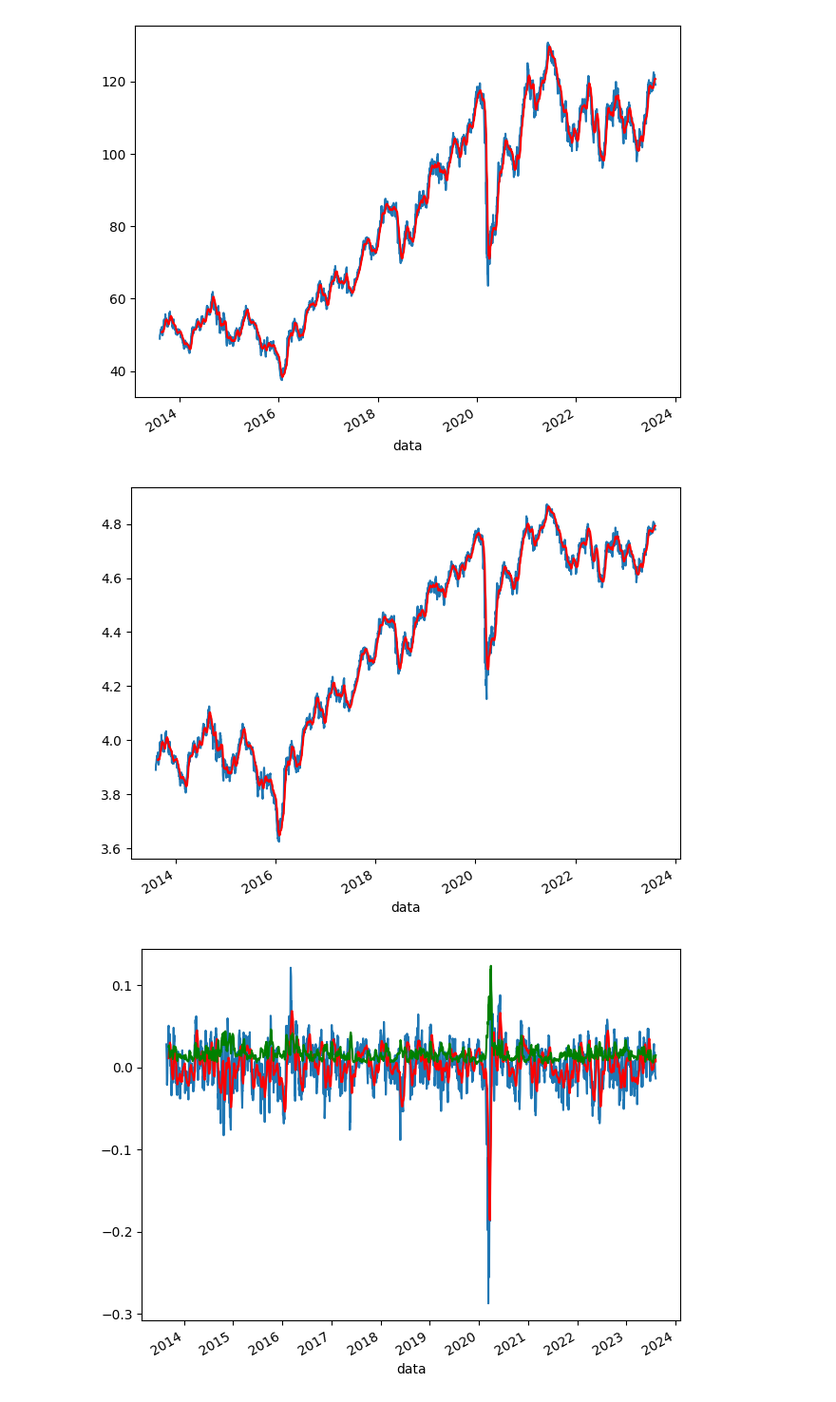
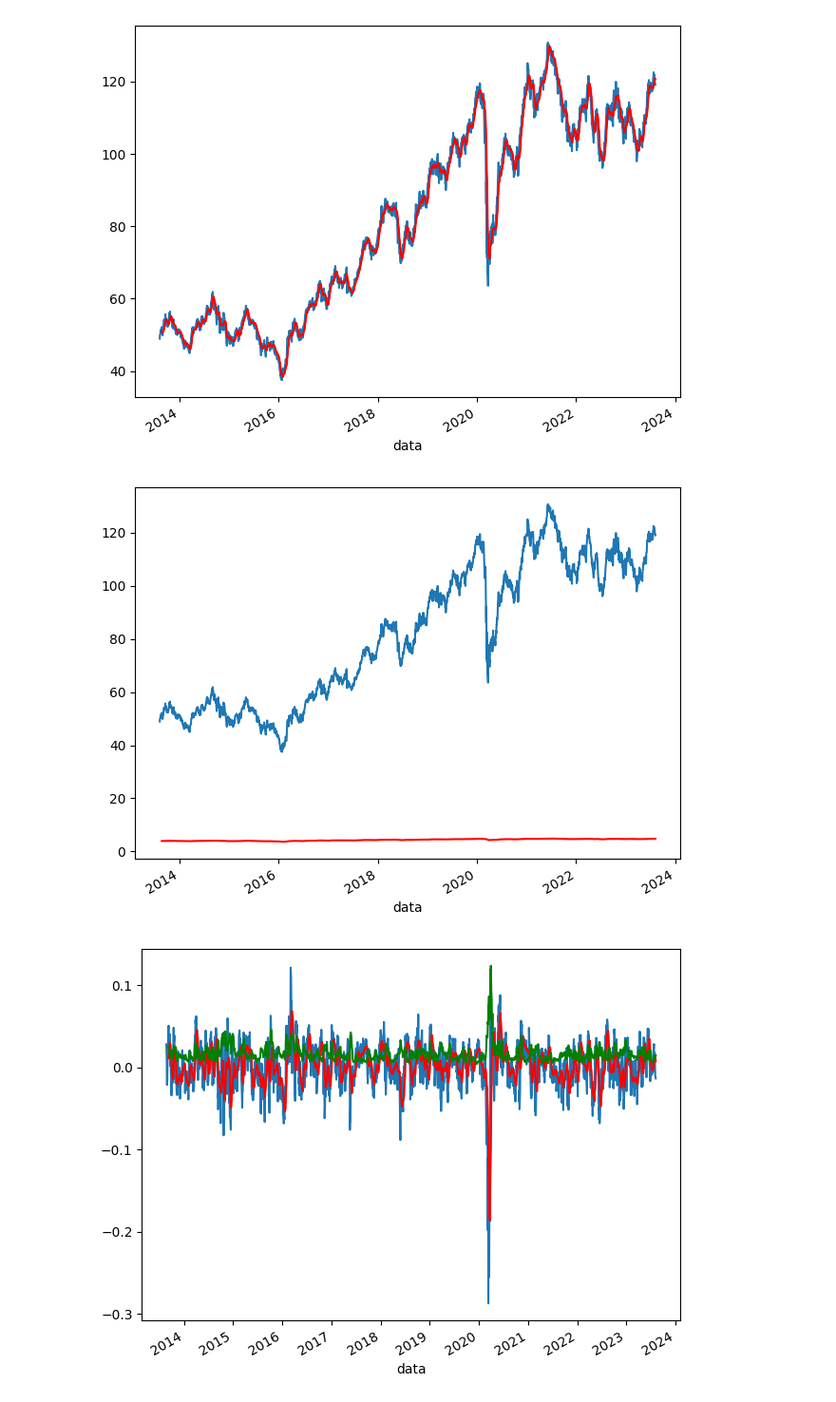
Before and after one commit to jorgeplatero/postech_techchallenge_fase_2, a Jupyter notebook: notebook.ipynb, the cells around one changed output. Shown at 95% size. Drawn from its saved outputs; the diff is of its cells as text; code cells hidden in the pictures.

```diff
--- a/notebook.ipynb
+++ b/notebook.ipynb
@@ -162,8 +162,8 @@ df.head()
 | 2023-08-03 | 120.586 | 120.859 | 122.619 | 120.365 | 13.03 | -0.23 |
 | 2023-08-02 | 120.859 | 121.249 | 121.252 | 119.798 | 10.57 | -0.32 |
 # %%
-df_fechamento_pontos = df['ultimo'].to_frame(name = 'ultimo')
-df_fechamento_pontos
+df = df['ultimo'].to_frame(name = 'ultimo')
+df
 # %% [output]
 |  | ultimo |
 | data |  |
@@ -190,5 +190,5 @@ plt.grid(True)
 from statsmodels.tsa.seasonal import seasonal_decompose #lib para decompor série temporal
 from statsmodels.tsa.stattools import acf, pacf #autocorrelação e autocorrelação parcial
 # %%
-df_fechamento_pontos.sort_index(inplace = True)
+df.sort_index(inplace = True)
 # %%
@@ -243,13 +243,13 @@ plt.tight_layout()
 # %% [output]
 [figure]
 # %%
-df_fechamento_pontos_log = np.log(df_fechamento_pontos)
-ma_log = df_fechamento_pontos_log.rolling(12).mean()
+df_log = np.log(df)
+ma_log = df_log.rolling(12).mean()
 
 f, ax = plt.subplots()
-df_fechamento_pontos_log.plot(ax = ax, legend = False)
+df.plot(ax = ax, legend = False)
 ma_log.plot(ax = ax, legend = False, color = 'r')
 plt.tight_layout()
 # %% [output]
-[figure, old version]
+[figure, new version]
 # %%
```
Also changed, not shown: parts of 15 cells of this notebook.
